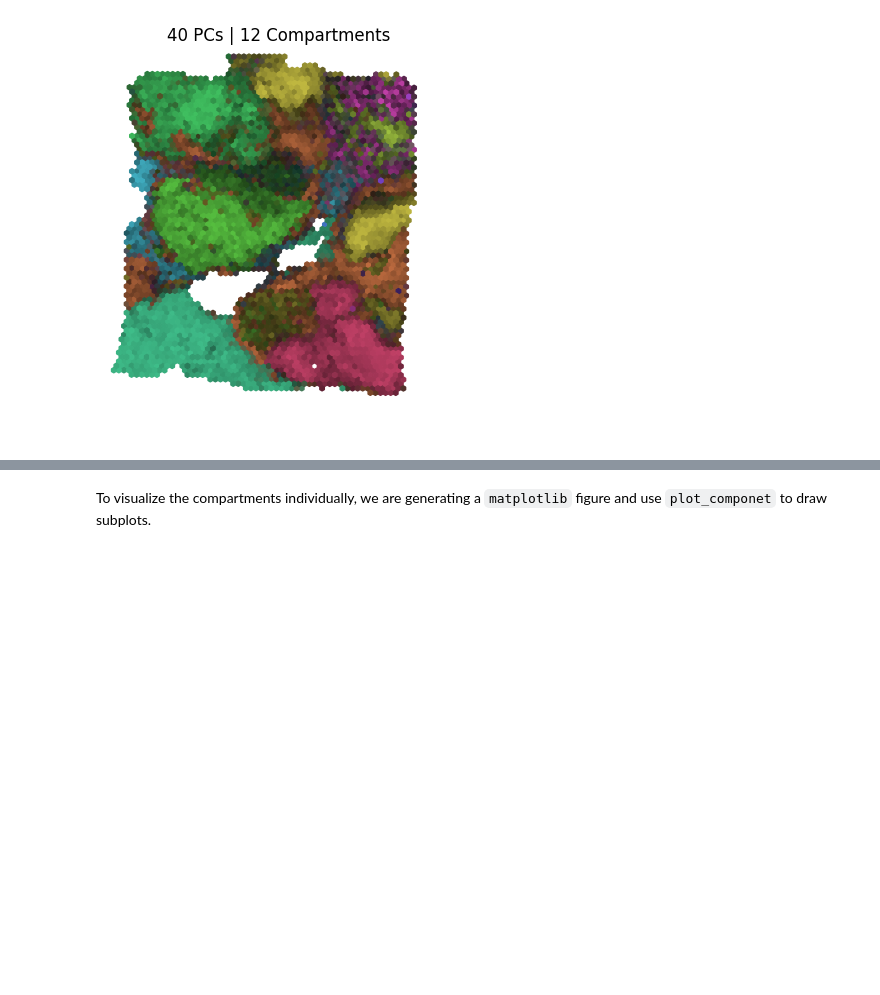
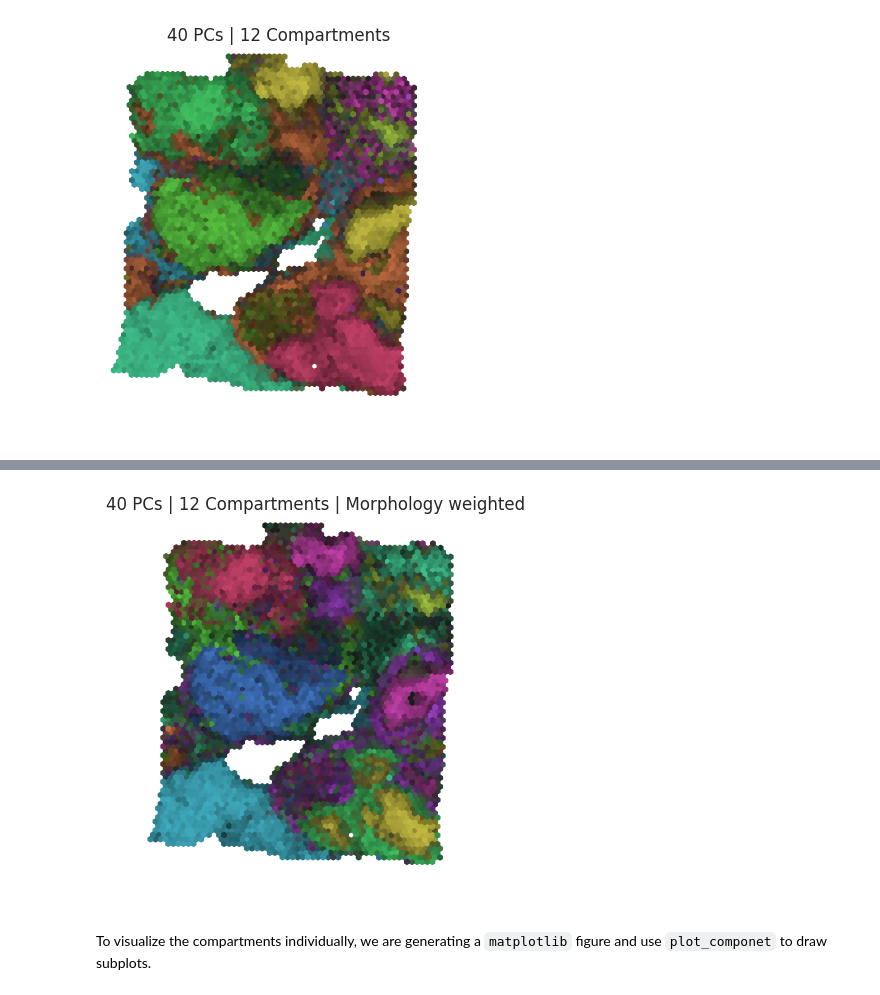
Before and after one commit to rockdeme/chrysalis, a Jupyter notebook: demo.ipynb, the cells around one changed output, grey strips where cells are left out. Drawn from its saved outputs; the diff is of its cells as text; code cells hidden in the pictures; blank space fills up the shorter version.

Commit message:
morphology update

```diff
--- a/demo.ipynb
+++ b/demo.ipynb
@@ -71,3 +85,11 @@ plt.show()
+# %%
+chrysalis_aa(adata, n_pcs=40, n_archetypes=12)
+
+chrysalis_plot(adata, dim=12)
+plt.title('40 PCs | 12 Compartments | Morphology weighted')
+plt.show()
+# %% [output]
+[figure, added]
 # %% [markdown]
 To visualize the compartments individually, we are generating a `matplotlib` figure and use `plot_componet` to draw subplots.
 # %%
```
Also changed, not shown: parts of 5 cells of this notebook, 1 other file.
